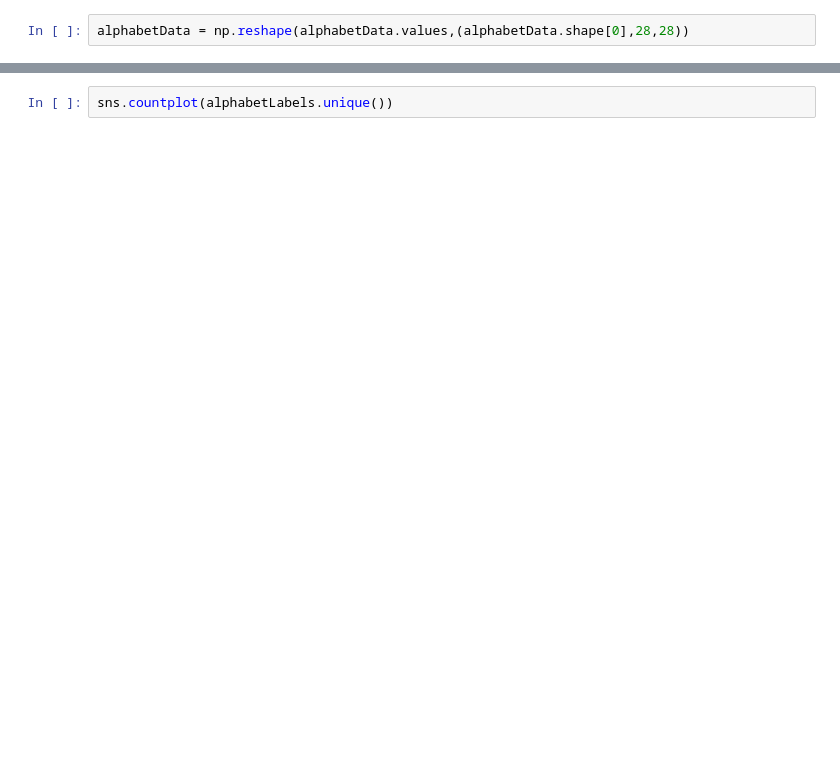
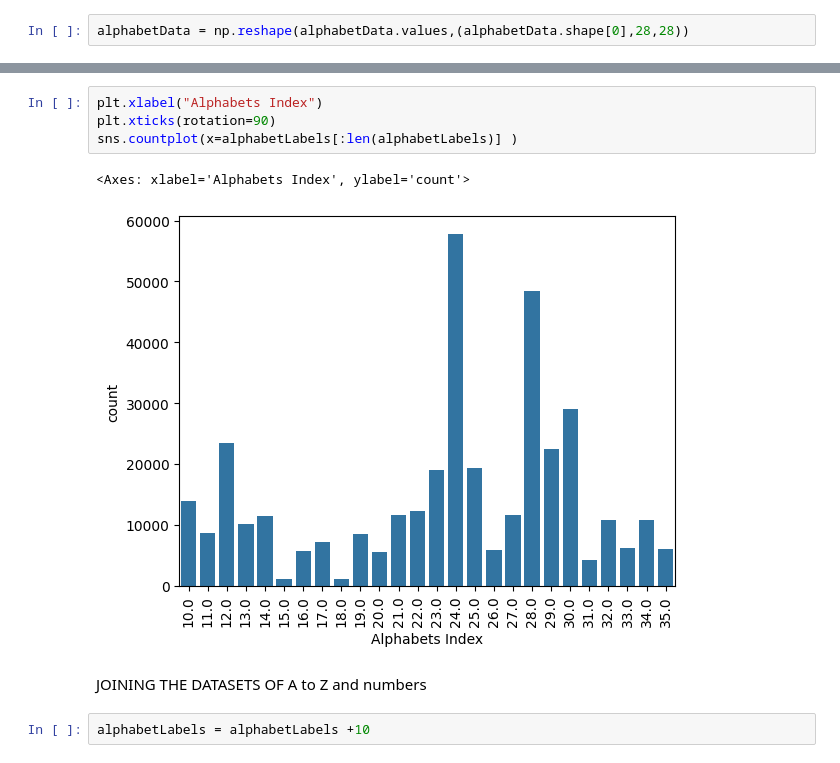
Before and after one commit to bpst98/py, a Jupyter notebook: customOCR/custOCR.ipynb, the cells around one changed output, grey strips where cells are left out. Saved outputs shown, nothing was run; the diff lists cells and outputs as text; blank space fills up the shorter version.

Commit message:
joined datasets and preprocessing complete

```diff
--- a/customOCR/custOCR.ipynb
+++ b/customOCR/custOCR.ipynb
@@ -119,2 +81,11 @@ Text(0.5, 1.0, 'CLASS: 20.0')
-# %%
-sns.countplot(alphabetLabels.unique())
+# %%
+plt.xlabel("Alphabets Index")
+plt.xticks(rotation=90)
+sns.countplot(x=alphabetLabels[:len(alphabetLabels)] )
+# %% [output]
+<Axes: xlabel='Alphabets Index', ylabel='count'>
+[figure, added]
+# %% [markdown]
+JOINING THE DATASETS OF A to Z and numbers
+# %%
+alphabetLabels = alphabetLabels +10
```
Also changed, not shown: parts of 13 cells of this notebook.
